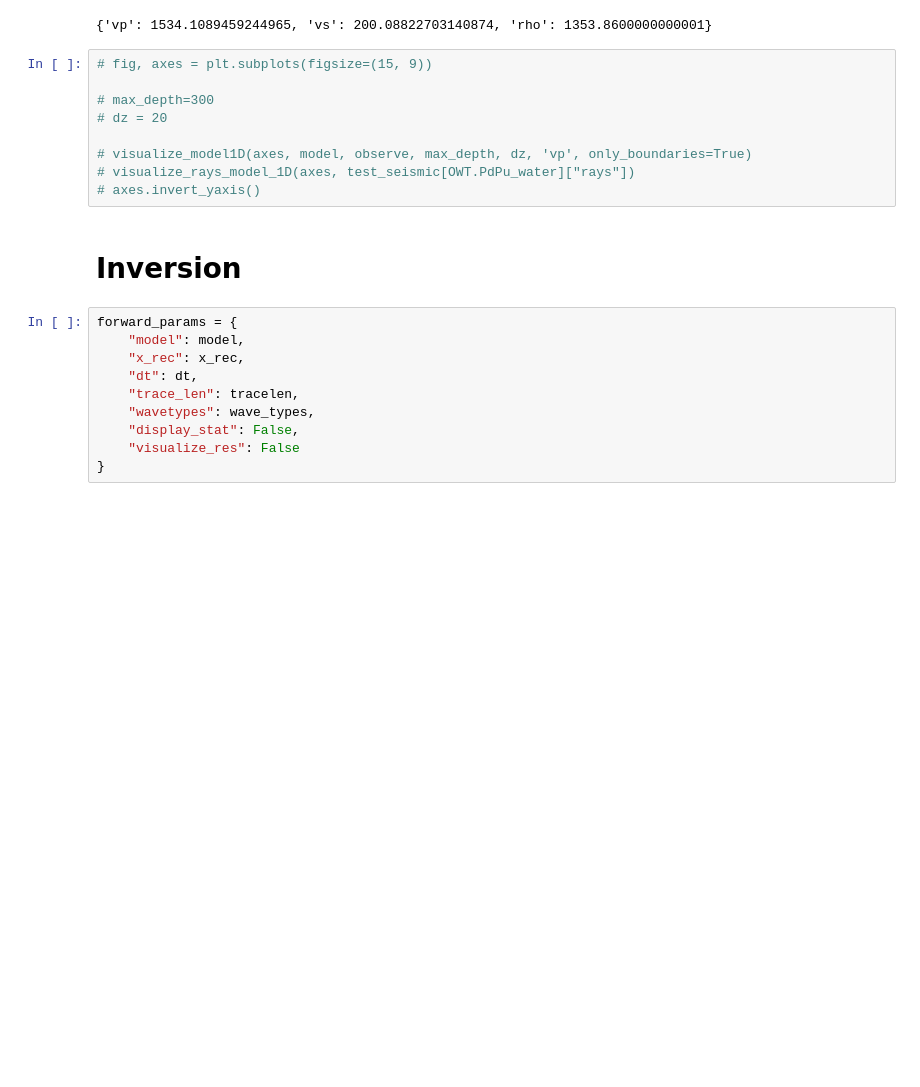
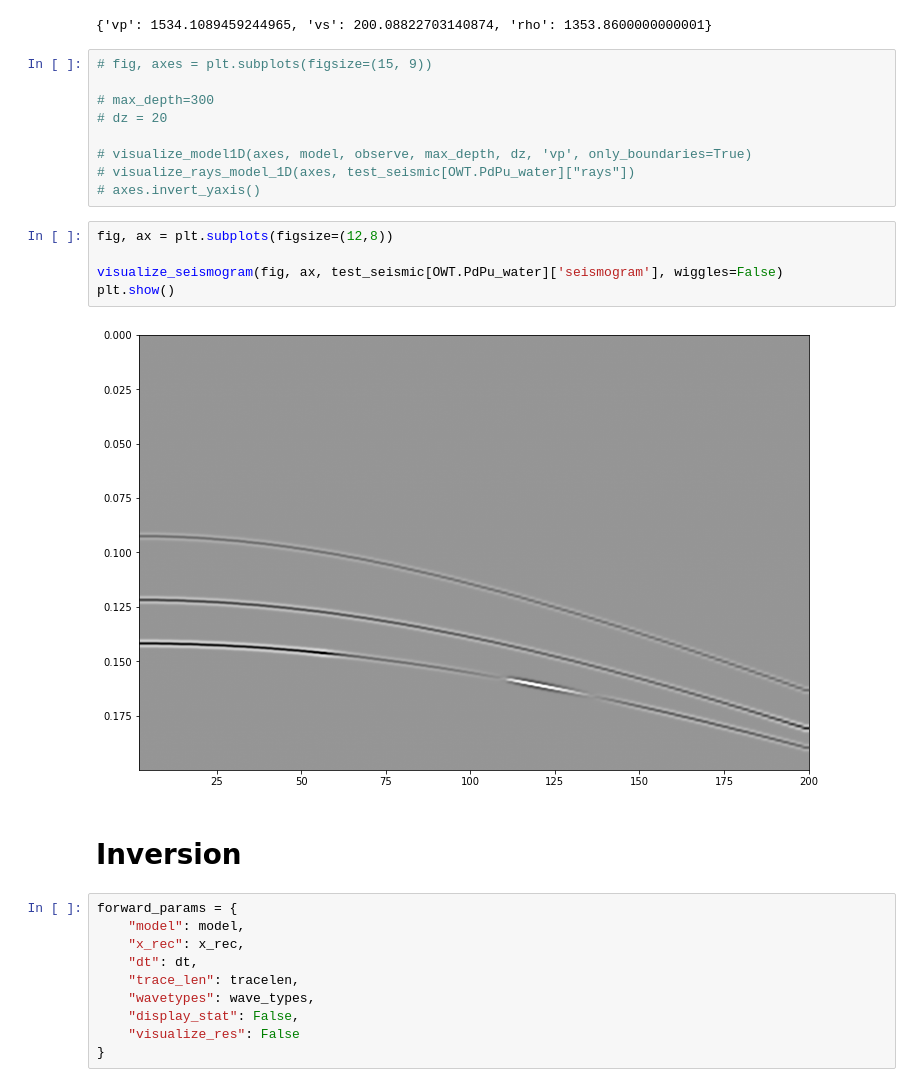
Before and after one commit to pnkrtm/rpsi, a Jupyter notebook: notebooks/white_sea_simple.ipynb, the cells around one changed output. Cells and saved outputs as stored; diff of their text form; blank space fills up the shorter version.

```diff
--- a/notebooks/white_sea_simple.ipynb
+++ b/notebooks/white_sea_simple.ipynb
@@ -324,6 +325,13 @@ model.layers[1].seism_attribute.vals_dict
 # visualize_model1D(axes, model, observe, max_depth, dz, 'vp', only_boundaries=True)
 # visualize_rays_model_1D(axes, test_seismic[OWT.PdPu_water]["rays"])
 # axes.invert_yaxis()
+# %%
+fig, ax = plt.subplots(figsize=(12,8))
+
+visualize_seismogram(fig, ax, test_seismic[OWT.PdPu_water]['seismogram'], wiggles=False)
+plt.show()
+# %% [output]
+[figure, added]
 # %% [markdown]
 # Inversion
 # %%
```
Also changed, not shown: parts of 17 cells of this notebook, 1 other file.
